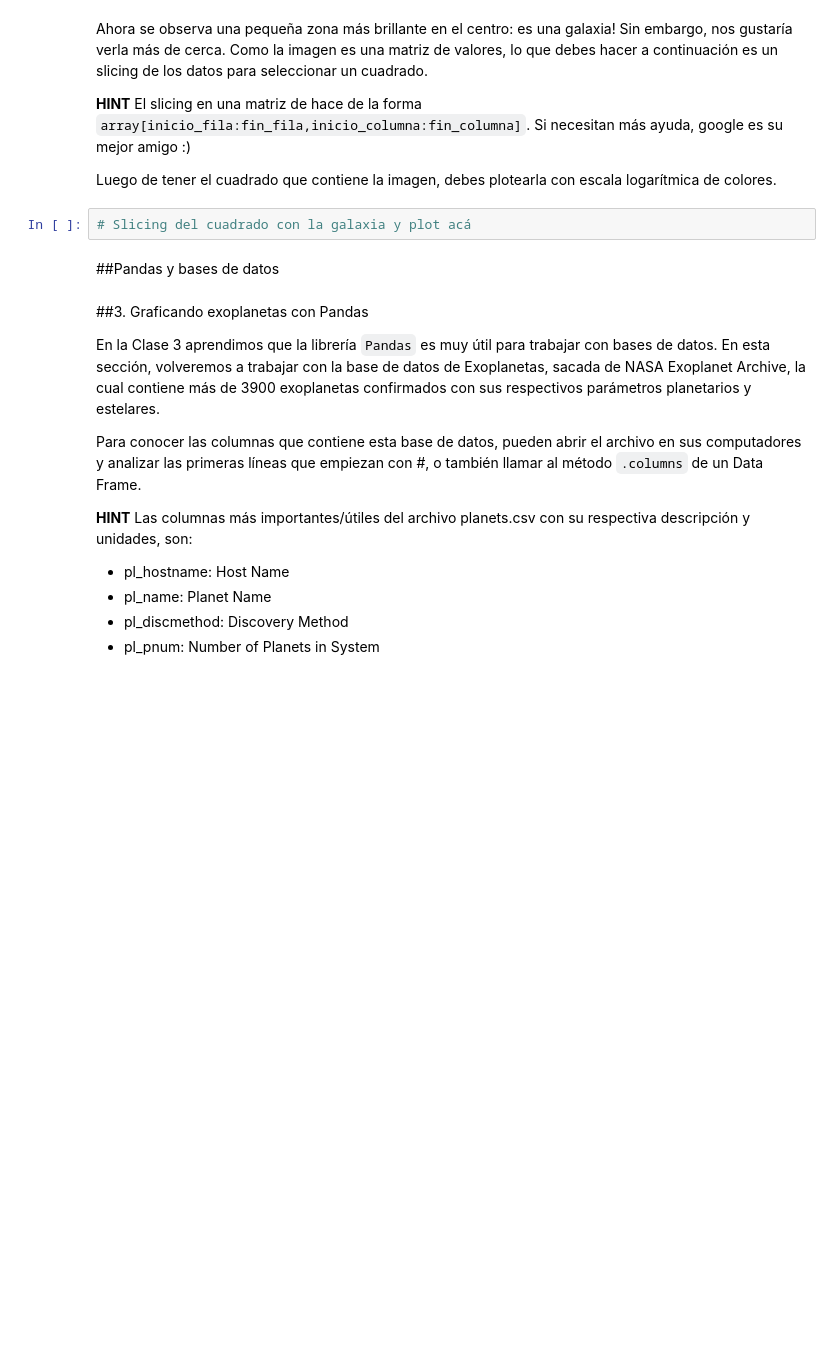
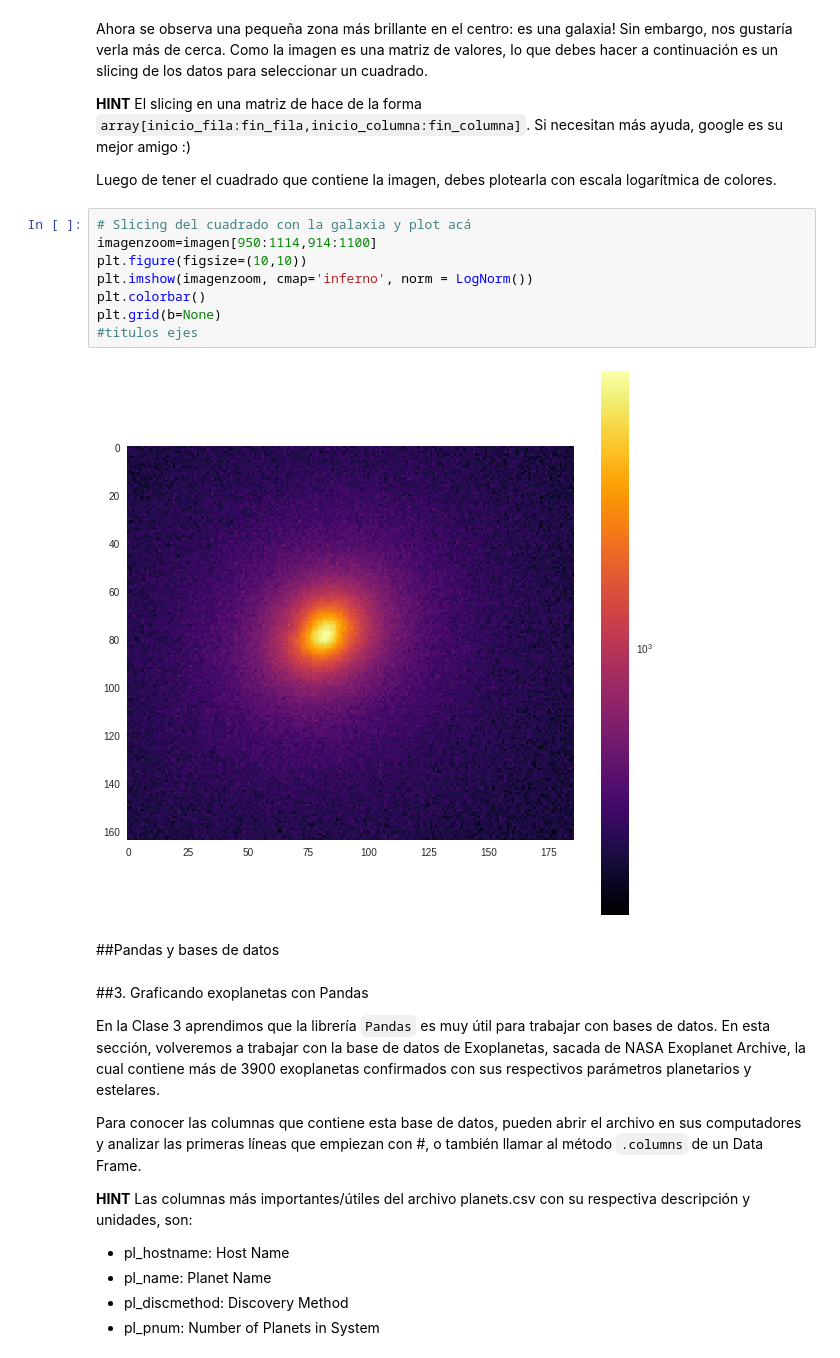
Before and after one commit to SantiagoRios21/minitarea3, a Jupyter notebook: minitarea3.ipynb, the cells around one changed output. Drawn from its saved outputs; the diff is of its cells as text; blank space fills up the shorter version.

```diff
--- a/minitarea3.ipynb
+++ b/minitarea3.ipynb
@@ -113,8 +153,16 @@ Ahora se observa una pequeña zona más brillante en el centro: es una galaxia!
 **HINT** El slicing en una matriz de hace de la forma `array[inicio_fila:fin_fila,inicio_columna:fin_columna]`. Si necesitan más ayuda, google es su mejor amigo :)
 
 Luego de tener el cuadrado que contiene la imagen, debes plotearla con escala logarítmica de colores.
-# %%
-# Slicing del cuadrado con la galaxia y plot acá
+# %%
+# Slicing del cuadrado con la galaxia y plot acá
+imagenzoom=imagen[950:1114,914:1100]
+plt.figure(figsize=(10,10))
+plt.imshow(imagenzoom, cmap='inferno', norm = LogNorm())
+plt.colorbar()
+plt.grid(b=None)
+#titulos ejes
+# %% [output]
+[figure, added]
 # %% [markdown]
 ##Pandas y bases de datos
 # %% [markdown]
```
Also changed, not shown: parts of 9 cells of this notebook.
